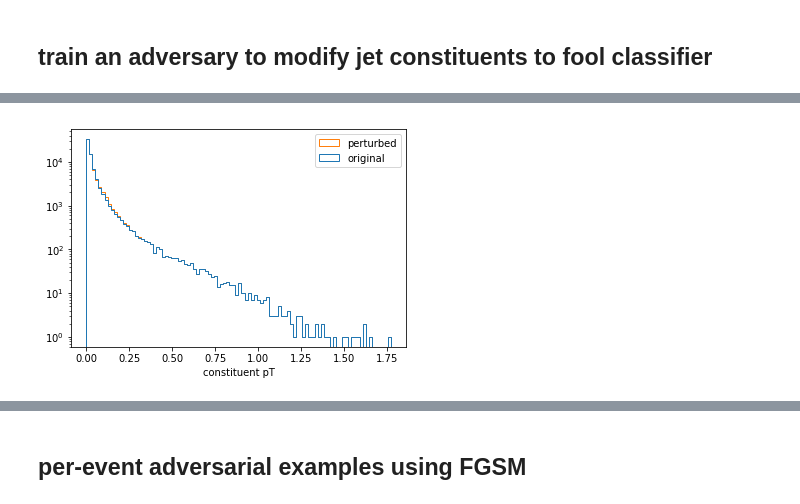
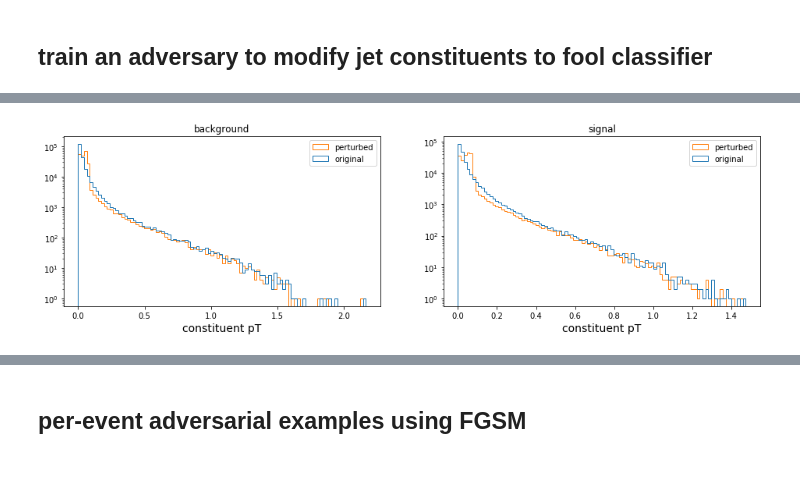
Before and after one commit to cshimmin/jet-adv, a Jupyter notebook: lhco_adversary.ipynb, the cells around one changed output, grey strips where cells are left out. Cells and saved outputs as stored; diff of their text form; code cells hidden in the pictures; blank space fills up the shorter version.

Commit message:
update notebook; now classes for training are balanced and also improve some plots for perturbed jet kinematics

```diff
--- a/lhco_adversary.ipynb
+++ b/lhco_adversary.ipynb
@@ -45,5 +43,5 @@ N_tot = 100000
 # pull out the bg and signal events separately, and reshape to (Nevt, Nparticle, 3)
 # the last axis is (pT,eta,phi)
 
-bg = d[is_bg].to_numpy()[:,:-1].reshape((-1,700,3))
+bg = d[is_bg][::2].to_numpy()[:,:-1].reshape((-1,700,3))
 sig = d[is_sig].to_numpy()[:,:-1].reshape((-1,700,3))
@@ -50 +107,9 @@ sig = d[is_sig].to_numpy()[:,:-1].reshape((-1,700,3))
+# %%
+# cluster jets, requiring pT>1.6 TeV
+
+ntrk = 32
+pt_min = 1600
+
+bg_jets, bg_consts = cluster_jets(bg, ntrk=ntrk, pt_min=pt_min)
+sig_jets, sig_consts = cluster_jets(sig, ntrk=ntrk, pt_min=pt_min)
 # %%
@@ -107,11 +121,3 @@ def cluster_jets(evts, ntrk=16, minpt=1600, gev=False):
-# %%
-# cluster jets, requiring pT>1.6 TeV
-
-ntrk = 32
-minpt = 1600
-
-bg_jets, bg_consts = cluster_jets(bg, ntrk=ntrk, minpt=minpt)
-sig_jets, sig_consts = cluster_jets(sig, ntrk=ntrk, minpt=minpt)
 # %%
 plt.hist([bg_jets[:,0], sig_jets[:,0]], histtype='step', bins=40, label=['bg','sig'])
 plt.yscale('log')
@@ -137,14 +143,18 @@ plt.legend();
 # Format the dataset for input to the NN.
 # First stack to together data from the two classes
 
-X = np.concatenate([bg_consts, sig_consts], axis=0).copy()
+nsig = len(sig_consts)
+nbg = len(bg_consts)
+ncls = min(nsig, nbg)
+
+X = np.concatenate([bg_consts[:ncls], sig_consts[:ncls]], axis=0).copy()
 
 # convert pT units to TeV (to limit range of inputs to NN)
 X[:,:,0] /= 1000.
 
 # make labels for bg (=0) and signal(=1)
 y = np.zeros(X.shape[0], dtype=int)
-y[bg_consts.shape[0]:] = 1
+y[ncls:] = 1
 
 # randomly assign 85% of data to training sample, reserve the rest for validation
 is_train = np.random.rand(X.shape[0])<0.85
@@ -380,8 +531,20 @@ classifier.evaluate(adv.predict(X_val), to_categorical(y_val, 2))
 # %%
 # plot the pT of the constituents before/after being perturbed by the adversary
-plt.hist([X_val[:,:,0].flatten(), adv.predict(X_val)[:,:,0].flatten()], bins=100, histtype='step', label=['original','perturbed']);
+plt.figure(figsize=(16,4))
+plt.subplot(121)
+plt.hist([X_val[y_val==0][:,:,0].flatten(), adv.predict(X_val[y_val==0])[:,:,0].flatten()],
+         bins=100, histtype='step', label=['original','perturbed']);
 plt.yscale('log')
 plt.xlabel("constituent pT")
+plt.title("background")
 plt.legend();
+
+plt.subplot(122)
+plt.hist([X_val[y_val==1][:,:,0].flatten(), adv.predict(X_val[y_val==1])[:,:,0].flatten()],
+         bins=100, histtype='step', label=['original','perturbed']);
+plt.yscale('log')
+plt.xlabel("constituent pT")
+plt.title("signal")
+plt.legend();
 # %% [output]
-[figure, old version]
+[figure, new version]
```
Also changed, not shown: parts of 45 cells of this notebook.
